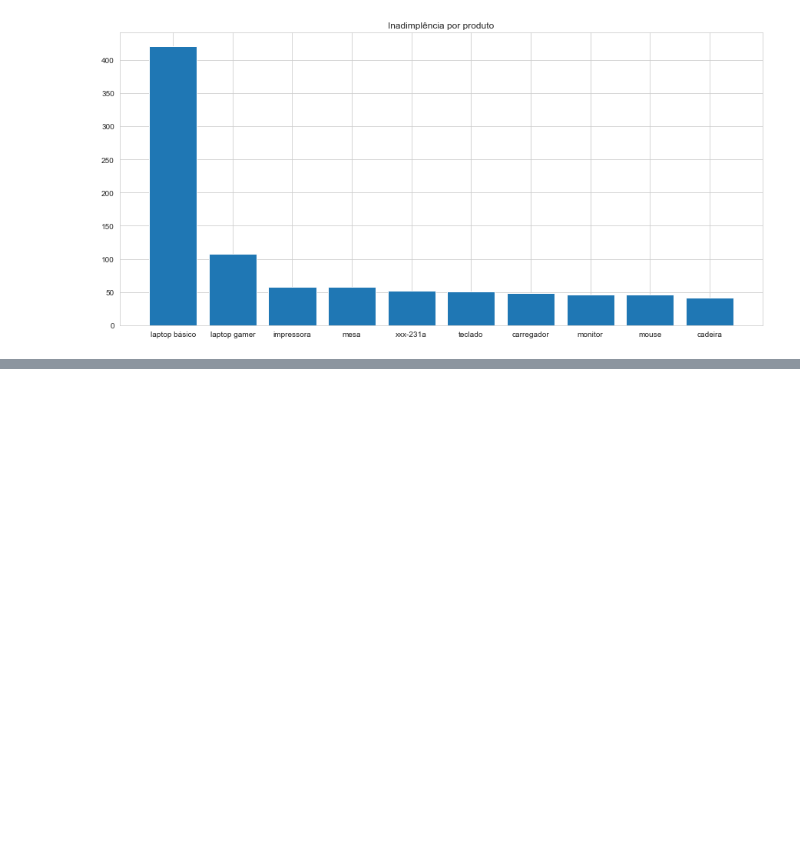
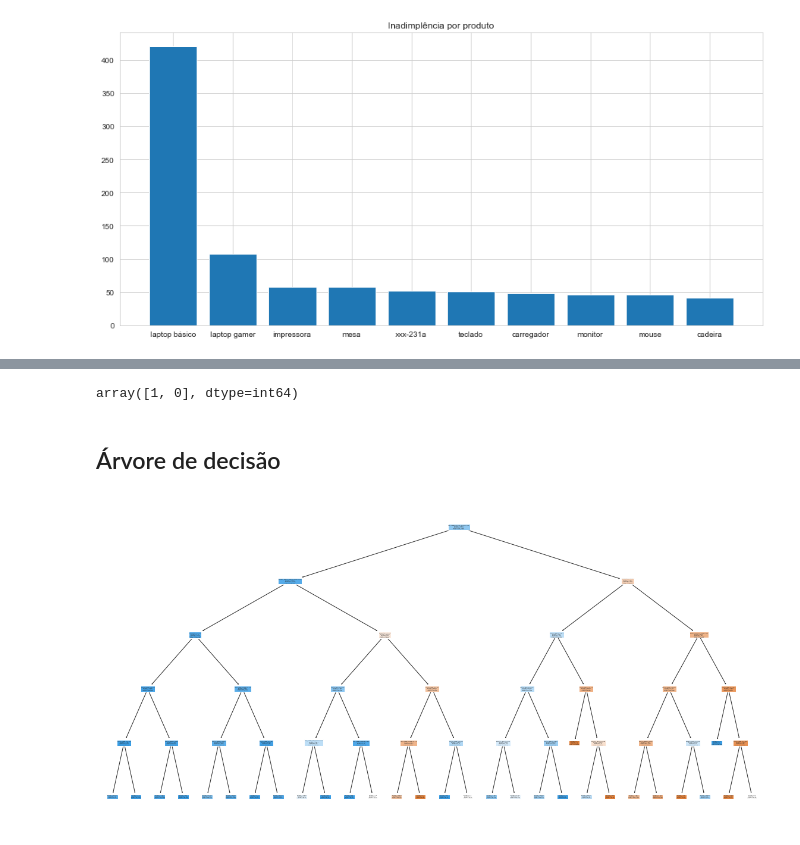
Before and after one commit to italocreator/heros-journey, a Jupyter notebook: Projeto_20211115/202111115_tratamento/5-Analises_Insights/20211115_Analises.ipynb, the cells around one changed output, grey strips where cells are left out. Cells and saved outputs as stored; diff of their text form; code cells hidden in the pictures; blank space fills up the shorter version.

```diff
--- a/Projeto_20211115/202111115_tratamento/5-Analises_Insights/20211115_Analises.ipynb
+++ b/Projeto_20211115/202111115_tratamento/5-Analises_Insights/20211115_Analises.ipynb
@@ -618,0 +705,4 @@ Text(0.5, 1.0, 'Inadimplência por produto')
+# %%
+col_cat = ['cliente_sexo','loja_cidade','produto_produto','promoção']
+dfML_dummies = pd.get_dummies(dfML[col_cat].astype(str), drop_first=False)
+dfML_dummies
@@ -618,0 +724,4 @@ Text(0.5, 1.0, 'Inadimplência por produto')
+# %%
+dfML = pd.concat([dfML, dfML_dummies], axis=1)
+dfML = dfML.drop(col_cat, axis=1)
+dfML
@@ -618,0 +745,11 @@ Text(0.5, 1.0, 'Inadimplência por produto')
+# %%
+from sklearn.model_selection import train_test_split
+from sklearn.metrics import roc_auc_score, roc_curve, classification_report,accuracy_score
+from sklearn.metrics import recall_score, precision_score, f1_score, confusion_matrix, auc
+
+y = dfML.pg
+X = dfML.drop(['pg'], axis=1)
+X_train, X_test, y_train, y_test = train_test_split(X, y, test_size=0.3, random_state=42)
+
+X_new = X.loc[[2997,2998]]
+X_new
@@ -618,0 +791,10 @@ Text(0.5, 1.0, 'Inadimplência por produto')
+# %%
+model = LogisticRegression(penalty='none', solver='newton-cg')
+model.fit(X_train, y_train)
+
+print('- Matriz de Confusão')
+print(confusion_matrix(y_test, model.predict(X_test)))
+print('\n- Reporte completo')
+print(classification_report(y, model.predict(X)))
+print('\n- Reporte teste')
+print(classification_report(y_test, model.predict(X_test)))
@@ -618,0 +819,19 @@ Text(0.5, 1.0, 'Inadimplência por produto')
+# %%
+model.predict(X_new)
+# %% [output]
+array([1, 0], dtype=int64)
+# %% [markdown]
+## Árvore de decisão
+# %%
+from sklearn.tree import DecisionTreeClassifier, plot_tree
+from sklearn import metrics, tree
+
+model = DecisionTreeClassifier(criterion="entropy", max_depth=5)
+model = model.fit(X_train,y_train)
+fig = plt.figure(figsize=(20,10))
+_ = tree.plot_tree(model,
+                   feature_names=X.columns,
+                   class_names=['targetNo','targetYes'],
+                   filled=True)
+# %% [output]
+[figure, added]
```
Also changed, not shown: parts of 23 cells of this notebook, 1 other file.
